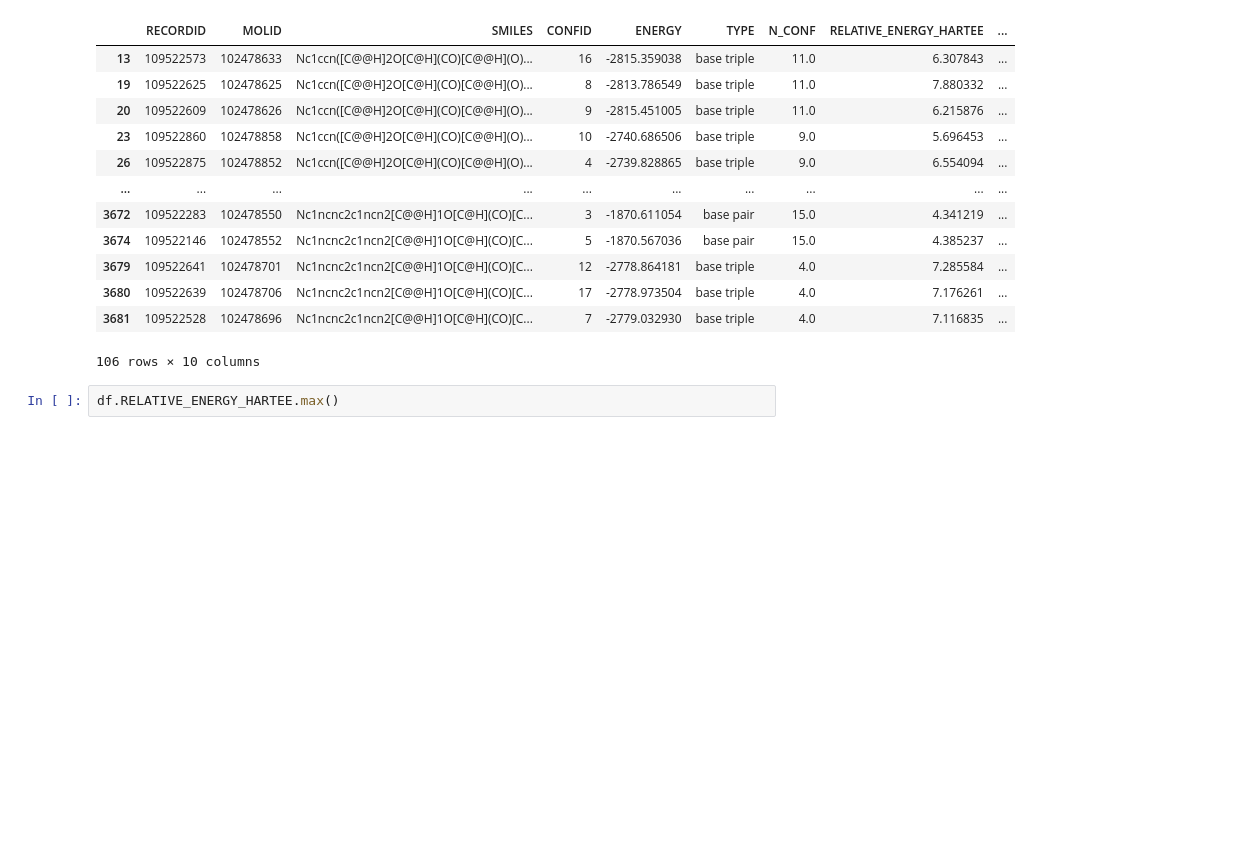
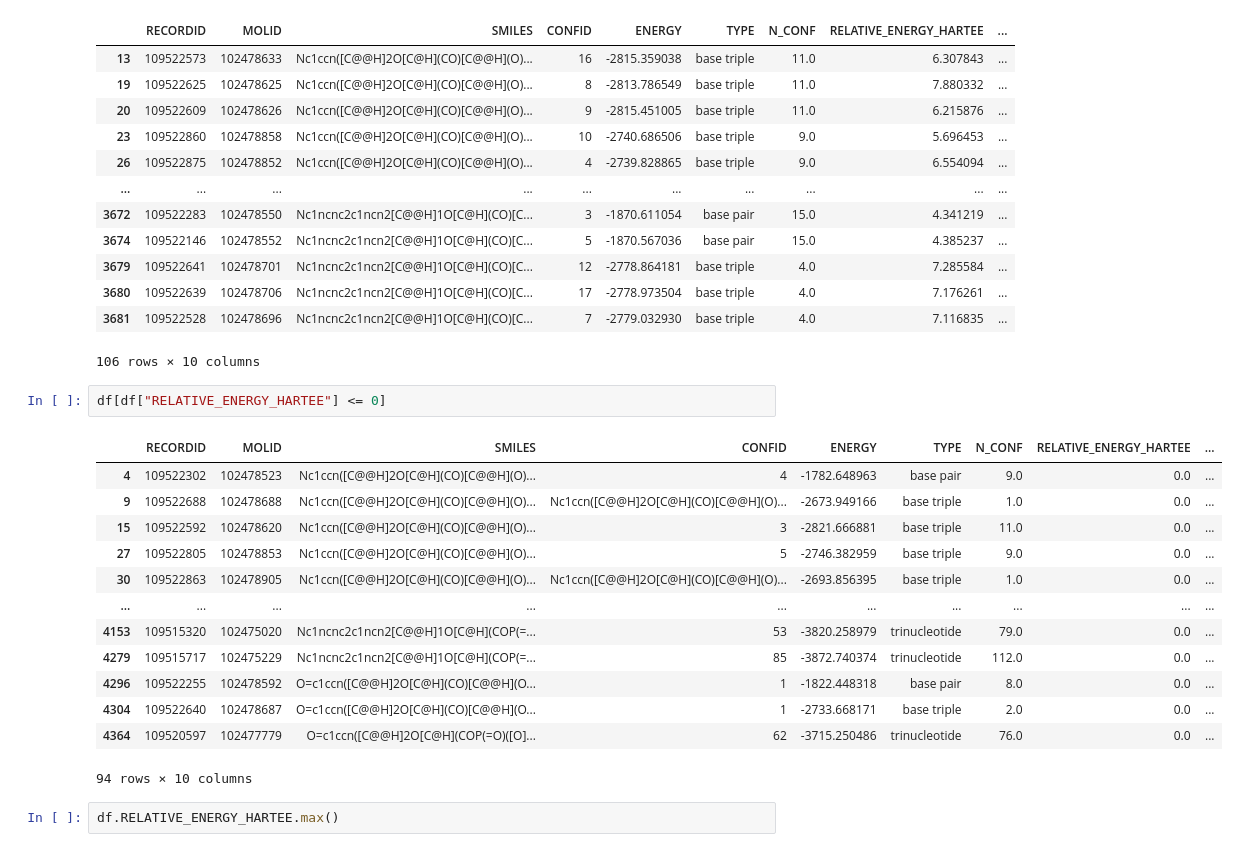
Before and after one commit to choderalab/rna-espaloma, a Jupyter notebook: espaloma-openff-default/rna-dataset-v1.0/00-rna-dataset-access/energy_distribution.ipynb, the cells around one changed output. Saved outputs shown, nothing was run; the diff lists cells and outputs as text; blank space fills up the shorter version.

```diff
--- a/espaloma-openff-default/rna-dataset-v1.0/00-rna-dataset-access/energy_distribution.ipynb
+++ b/espaloma-openff-default/rna-dataset-v1.0/00-rna-dataset-access/energy_distribution.ipynb
@@ -211,6 +211,22 @@ df[df["RELATIVE_ENERGY_HARTEE"] > 1]
 | 3680 | 109522639 | 102478706 | Nc1ncnc2c1ncn2[C@@H]1O[C@H](CO)[C... | 17 | -2778.973504 | base triple | 4.0 | 7.176261 | ... |
 | 3681 | 109522528 | 102478696 | Nc1ncnc2c1ncn2[C@@H]1O[C@H](CO)[C... | 7 | -2779.032930 | base triple | 4.0 | 7.116835 | ... |
 106 rows × 10 columns
+# %%
+df[df["RELATIVE_ENERGY_HARTEE"] <= 0]
+# %% [output]
+|  | RECORDID | MOLID | SMILES | CONFID | ENERGY | TYPE | N_CONF | RELATIVE_ENERGY_HARTEE | ... |
+| 4 | 109522302 | 102478523 | Nc1ccn([C@@H]2O[C@H](CO)[C@@H](O)... | 4 | -1782.648963 | base pair | 9.0 | 0.0 | ... |
+| 9 | 109522688 | 102478688 | Nc1ccn([C@@H]2O[C@H](CO)[C@@H](O)... | Nc1ccn([C@@H]2O[C@H](CO)[C@@H](O)... | -2673.949166 | base triple | 1.0 | 0.0 | ... |
+| 15 | 109522592 | 102478620 | Nc1ccn([C@@H]2O[C@H](CO)[C@@H](O)... | 3 | -2821.666881 | base triple | 11.0 | 0.0 | ... |
+| 27 | 109522805 | 102478853 | Nc1ccn([C@@H]2O[C@H](CO)[C@@H](O)... | 5 | -2746.382959 | base triple | 9.0 | 0.0 | ... |
+| 30 | 109522863 | 102478905 | Nc1ccn([C@@H]2O[C@H](CO)[C@@H](O)... | Nc1ccn([C@@H]2O[C@H](CO)[C@@H](O)... | -2693.856395 | base triple | 1.0 | 0.0 | ... |
+| ... | ... | ... | ... | ... | ... | ... | ... | ... | ... |
+| 4153 | 109515320 | 102475020 | Nc1ncnc2c1ncn2[C@@H]1O[C@H](COP(=... | 53 | -3820.258979 | trinucleotide | 79.0 | 0.0 | ... |
+| 4279 | 109515717 | 102475229 | Nc1ncnc2c1ncn2[C@@H]1O[C@H](COP(=... | 85 | -3872.740374 | trinucleotide | 112.0 | 0.0 | ... |
+| 4296 | 109522255 | 102478592 | O=c1ccn([C@@H]2O[C@H](CO)[C@@H](O... | 1 | -1822.448318 | base pair | 8.0 | 0.0 | ... |
+| 4304 | 109522640 | 102478687 | O=c1ccn([C@@H]2O[C@H](CO)[C@@H](O... | 1 | -2733.668171 | base triple | 2.0 | 0.0 | ... |
+| 4364 | 109520597 | 102477779 | O=c1ccn([C@@H]2O[C@H](COP(=O)([O]... | 62 | -3715.250486 | trinucleotide | 76.0 | 0.0 | ... |
+94 rows × 10 columns
 # %%
 df.RELATIVE_ENERGY_HARTEE.max()
 # %% [output]
```
Also changed, not shown: parts of 7 cells of this notebook.
